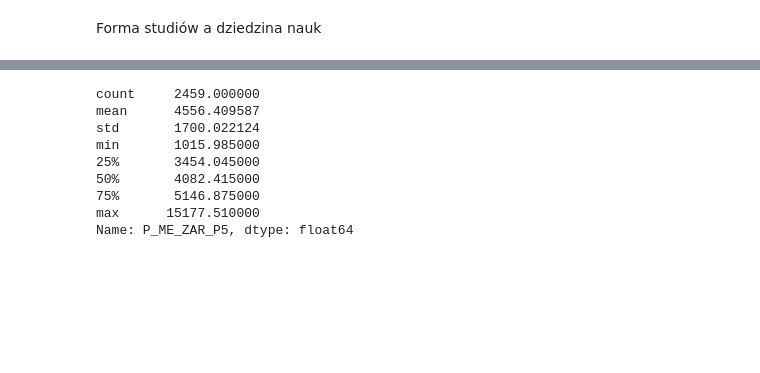
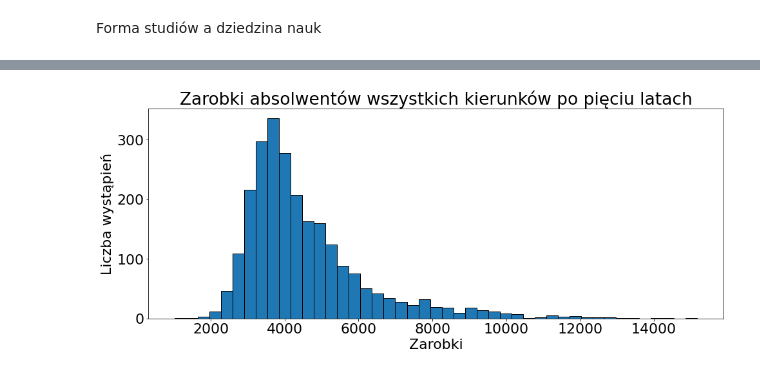
Before and after one commit to CptQuak/CasestudyGraduateEarnings, a Jupyter notebook: zadanie.ipynb, the cells around one changed output, grey strips where cells are left out. Cells and saved outputs as stored; diff of their text form; code cells hidden in the pictures; blank space fills up the shorter version.

```diff
--- a/zadanie.ipynb
+++ b/zadanie.ipynb
@@ -184,28 +193,17 @@ plt.show()
 # %%
-
+# Jak się rozkładają zarobki wszsytkich absolwentów
 def wageDisrtributionPlot(target,plotTitle,savename):
     plt.figure(figsize=(16,6))
     plt.hist(x=target,bins=45,edgecolor="black")
     plt.title(plotTitle)
     plt.xlabel("Zarobki")
     plt.ylabel("Liczba wystąpień")
     plt.grid(False)
     plt.savefig(f'plots/{savename}.png', dpi=400, bbox_inches='tight')
     plt.show()
 
-
 # wageDisrtributionPlot(data1['P_E_ZAR_P5'],"Rozkład średnich zarobków absolwentów roku 2014 i 2015","RozkładZarobkowSr")
-wageDisrtributionPlot(data1['P_ME_ZAR_P5'],"Zarobki absolwentów po pięciu latach","RozkładZarobkowMed")
+wageDisrtributionPlot(data1['P_ME_ZAR_P5'],"Zarobki absolwentów wszystkich kierunków po pięciu latach","RozkładZarobkowMed")
+# %% [output]
+[figure, added]
-# %%
-data1['P_ME_ZAR_P5'].describe()
-# %% [output]
-count     2459.000000
-mean      4556.409587
-std       1700.022124
-min       1015.985000
-25%       3454.045000
-50%       4082.415000
-75%       5146.875000
-max      15177.510000
-Name: P_ME_ZAR_P5, dtype: float64
 # %% [markdown]
```
Also changed, not shown: parts of 19 cells of this notebook, 16 other files.
